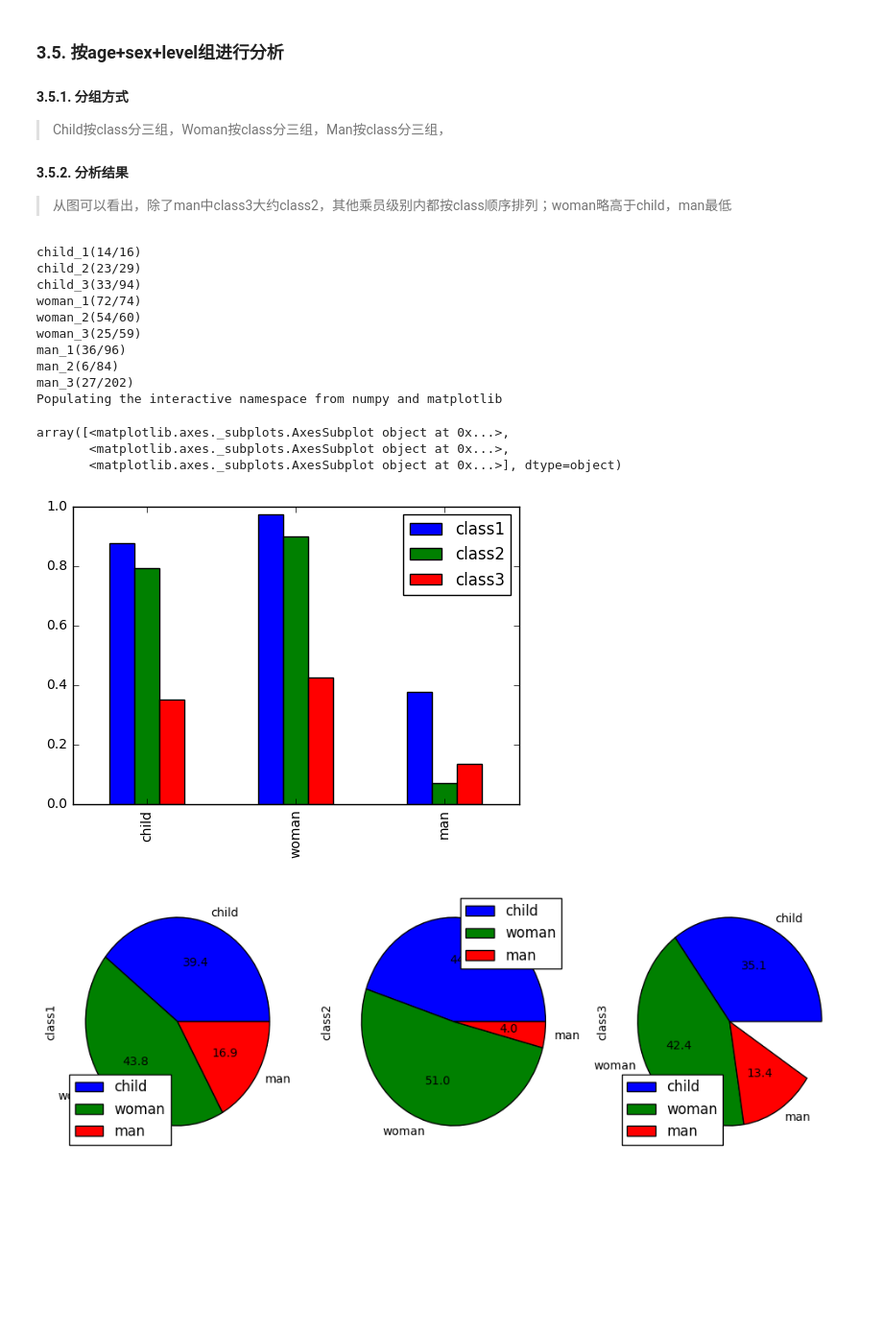
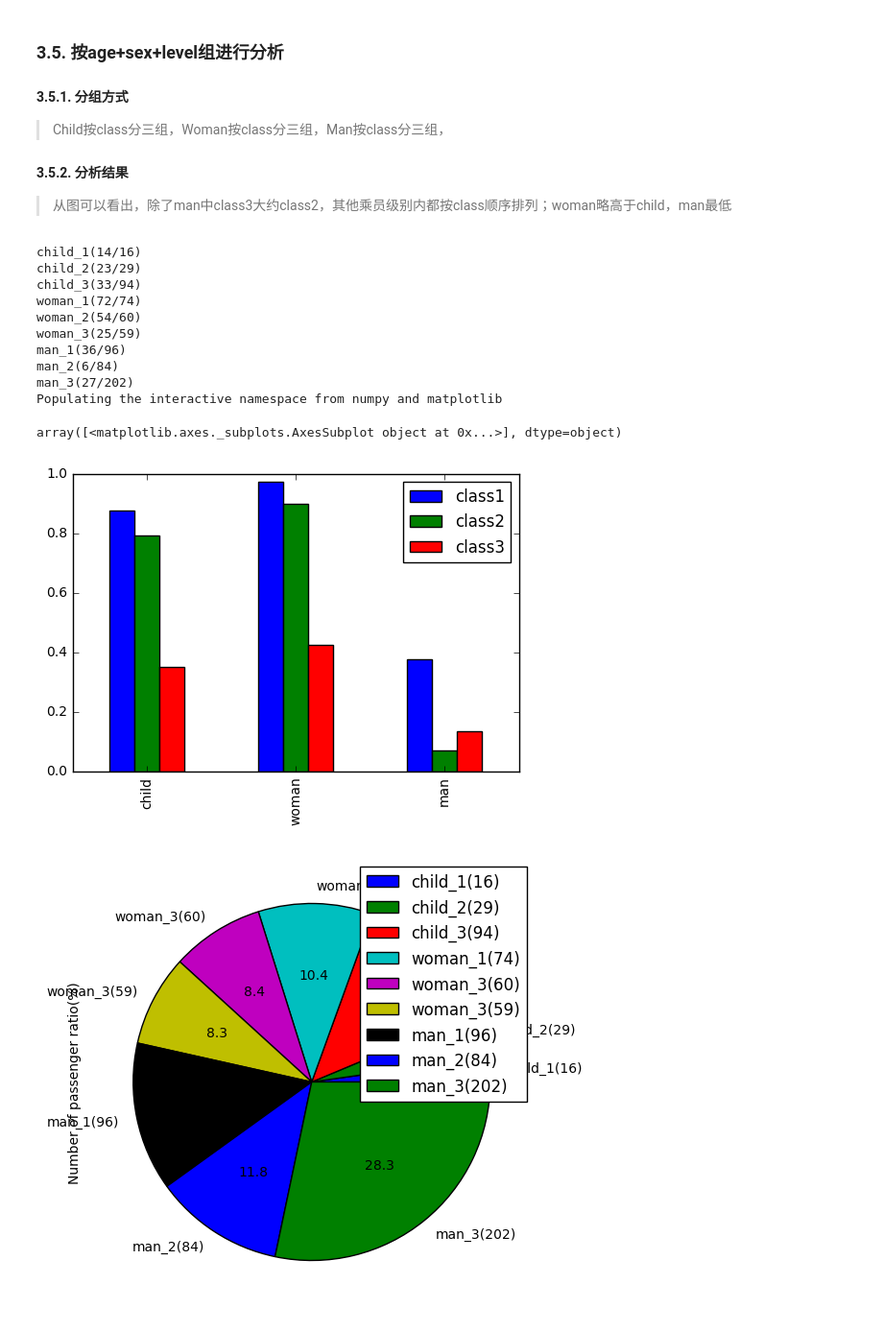
Before and after one commit to yummybian/data-analysis, a Jupyter notebook: P2/titanic_analysis.ipynb, the cells around one changed output. Shown at 96% size. Saved outputs shown, nothing was run; the diff lists cells and outputs as text; code cells hidden in the pictures; blank space fills up the shorter version.

```diff
--- a/P2/titanic_analysis.ipynb
+++ b/P2/titanic_analysis.ipynb
@@ -8,0 +41,16 @@
+# %%
+# 清理数据
+def format_df(df):
+    # 删除年龄为空的行
+    df = df[pd.notnull(df['Age'])]
+    # 删除Carbin列
+    df = df.drop('Cabin', 1)
+    # 删除Embarked列
+    df = df.drop('Embarked', 1)
+    # 转换年龄为浮点型
+    df["Age"] = df["Age"].apply(float)
+    return df
+
+
+df = format_df(df)
+df.info()
@@ -247,37 +304,50 @@ data = np.array([
             [d3, e3, f3],
             [g3, h3, i3],
             ])
 
 age_class_group_saved_df = pd.DataFrame(
     data=data,
     index=["child", "woman", "man"],
     columns=["class1", "class2", "class3"]
 )
 
 %pylab inline
 import matplotlib.pyplot as plt
 
 # 绘制直方图
 age_class_group_saved_df.index = ["child", "woman", "man"]
 age_class_group_saved_df.plot(kind="bar")
 
 # 绘制饼图(按照乘员级别画三个饼图)
-age_class_group_saved_df.plot.pie(subplots=True, autopct='%.1f', figsize=(12, 4))
+# age_class_group_saved_df.plot.pie(subplots=True, autopct='%.1f', figsize=(12, 4))
+age_class_name_group_saved_df = pd.DataFrame(
+    data={"Number of passenger ratio(%)": [a2, b2, c2, d2, e2, f2, g2, h2, i2]},
+   index=[
+        "child_1({0})".format(a2),
+        "child_2({0})".format(b2),
+        "child_3({0})".format(c2),
+        "woman_1({0})".format(d2),
+        "woman_3({0})".format(e2),
+        "woman_3({0})".format(f2),
+        "man_1({0})".format(g2),
+        "man_2({0})".format(h2),
+        "man_3({0})".format(i2),
+         ]
+)
+age_class_name_group_saved_df.plot.pie(subplots=True, autopct='%.1f', figsize=(6, 6))
 # %% [output]
 child_1(14/16)
 child_2(23/29)
 child_3(33/94)
 woman_1(72/74)
 woman_2(54/60)
 woman_3(25/59)
 man_1(36/96)
 man_2(6/84)
 man_3(27/202)
 Populating the interactive namespace from numpy and matplotlib
-array([<matplotlib.axes._subplots.AxesSubplot object at 0x...>,
-       <matplotlib.axes._subplots.AxesSubplot object at 0x...>,
-       <matplotlib.axes._subplots.AxesSubplot object at 0x...>], dtype=object)
+array([<matplotlib.axes._subplots.AxesSubplot object at 0x...>], dtype=object)
 [figure]
-[figure, old version]
+[figure, new version]
 # %% [markdown]
 ## 结论
```
Also changed, not shown: parts of 11 cells of this notebook, 1 other file.
